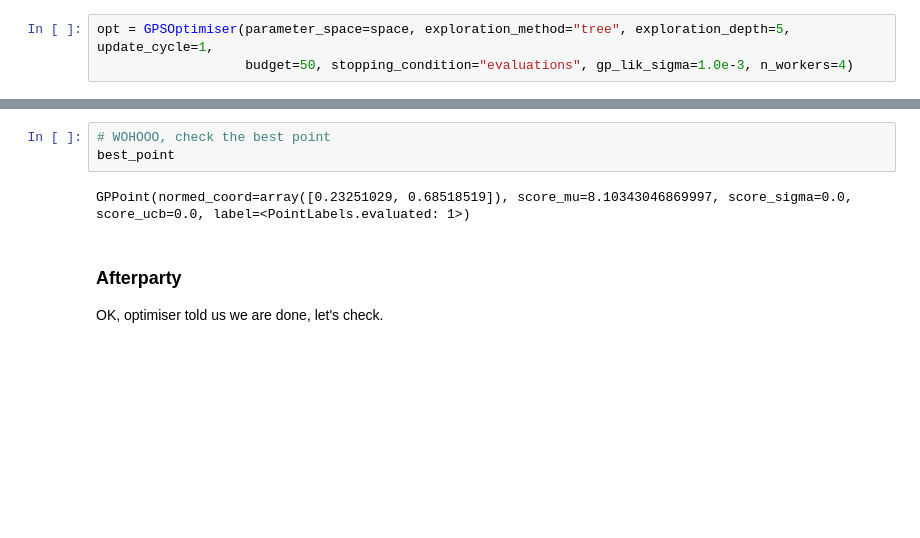
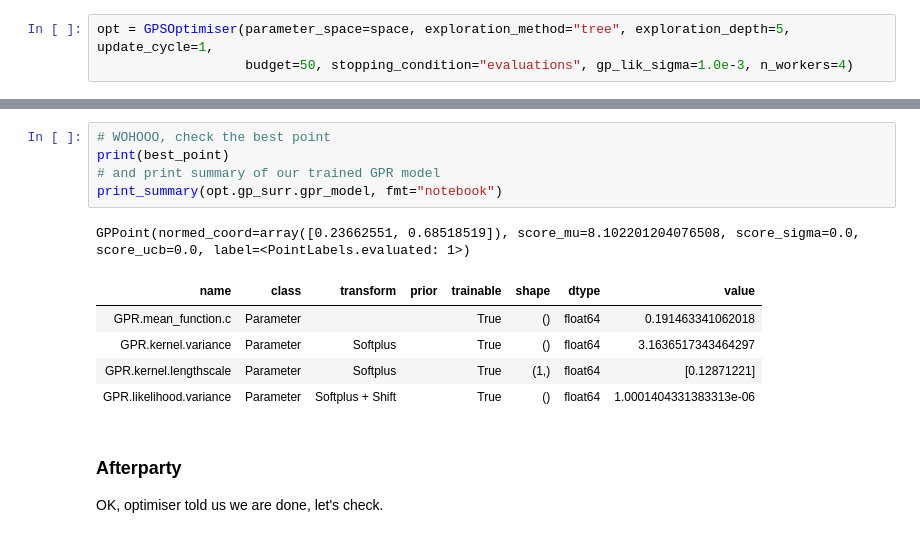
Before and after one commit to jajcayn/pygpso, a Jupyter notebook: examples/optimisation_example.ipynb, the cells around one changed output, grey strips where cells are left out. Drawn from its saved outputs; the diff is of its cells as text; blank space fills up the shorter version.

Commit message:
added new options to example notebook

```diff
--- a/examples/optimisation_example.ipynb
+++ b/examples/optimisation_example.ipynb
@@ -120,8 +125,15 @@ best_point = opt.run(obj)
 # %%
 # WOHOOO, check the best point
-best_point
+print(best_point)
+# and print summary of our trained GPR model
+print_summary(opt.gp_surr.gpr_model, fmt="notebook")
 # %% [output]
-GPPoint(normed_coord=array([0.23251029, 0.68518519]), score_mu=8.10343046869997, score_sigma=0.0, score_ucb=0.0, label=<PointLabels.evaluated: 1>)
+GPPoint(normed_coord=array([0.23662551, 0.68518519]), score_mu=8.102201204076508, score_sigma=0.0, score_ucb=0.0, label=<PointLabels.evaluated: 1>)
+| name | class | transform | prior | trainable | shape | dtype | value |
+| GPR.mean_function.c | Parameter |  |  | True | () | float64 | 0.191463341062018 |
+| GPR.kernel.variance | Parameter | Softplus |  | True | () | float64 | 3.1636517343464297 |
+| GPR.kernel.lengthscale | Parameter | Softplus |  | True | (1,) | float64 | [0.12871221] |
+| GPR.likelihood.variance | Parameter | Softplus + Shift |  | True | () | float64 | 1.0001404331383313e-06 |
 # %% [markdown]
 ### Afterparty
 
```
Also changed, not shown: parts of 8 cells of this notebook.
